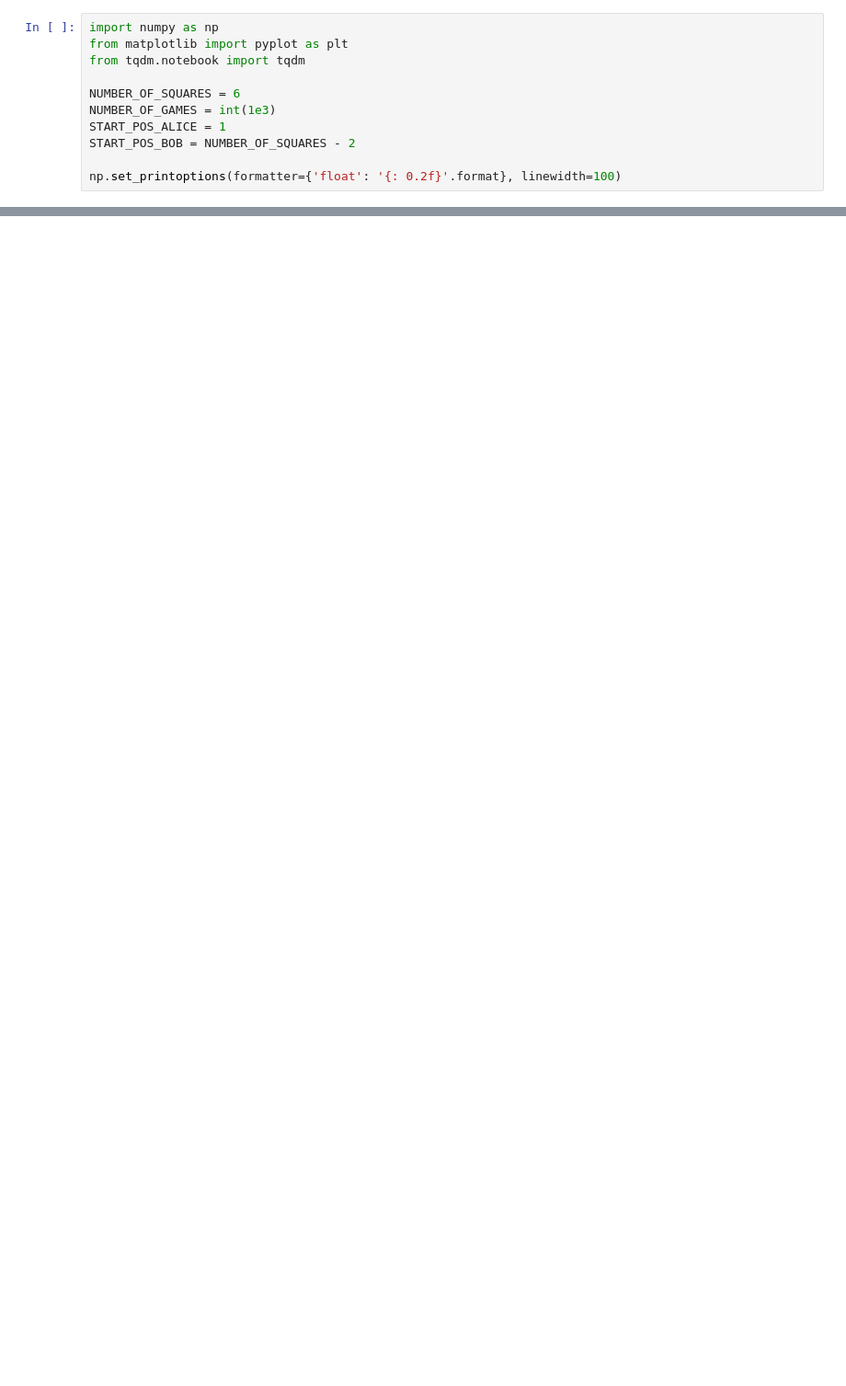
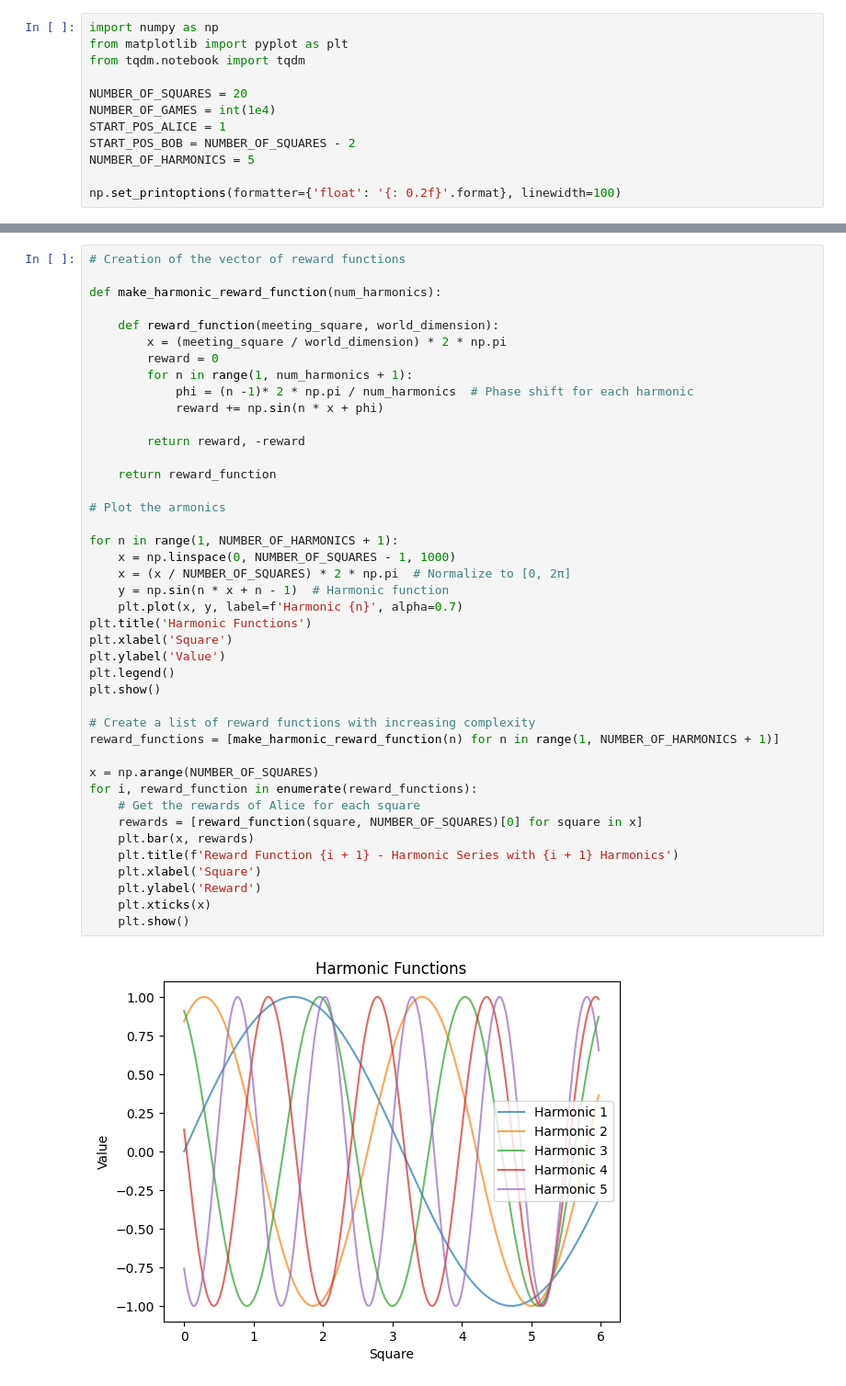
Before and after one commit to Buffoni/smart-walkers, a Jupyter notebook: entropy_vs_complexity.ipynb, the cells around one changed output, grey strips where cells are left out. Shown at 92% size. Saved outputs shown, nothing was run; the diff lists cells and outputs as text; blank space fills up the shorter version.

Commit message:
Good graph made

```diff
--- a/entropy_vs_complexity.ipynb
+++ b/entropy_vs_complexity.ipynb
@@ -3,10 +3,11 @@ import numpy as np
 from matplotlib import pyplot as plt
 from tqdm.notebook import tqdm
 
-NUMBER_OF_SQUARES = 6
-NUMBER_OF_GAMES = int(1e3)
+NUMBER_OF_SQUARES = 20
+NUMBER_OF_GAMES = int(1e4)
 START_POS_ALICE = 1
 START_POS_BOB = NUMBER_OF_SQUARES - 2
+NUMBER_OF_HARMONICS = 5
 
 np.set_printoptions(formatter={'float': '{: 0.2f}'.format}, linewidth=100)
 # %%
@@ -92,0 +160,44 @@ class Walker():
+# %%
+# Creation of the vector of reward functions
+
+def make_harmonic_reward_function(num_harmonics):
+
+    def reward_function(meeting_square, world_dimension):
+        x = (meeting_square / world_dimension) * 2 * np.pi
+        reward = 0
+        for n in range(1, num_harmonics + 1):
+            phi = (n -1)* 2 * np.pi / num_harmonics  # Phase shift for each harmonic
+            reward += np.sin(n * x + phi)
+
+        return reward, -reward
+
+    return reward_function
+
+# Plot the armonics
+
+for n in range(1, NUMBER_OF_HARMONICS + 1):
+    x = np.linspace(0, NUMBER_OF_SQUARES - 1, 1000)
+    x = (x / NUMBER_OF_SQUARES) * 2 * np.pi  # Normalize to [0, 2π]
+    y = np.sin(n * x + n - 1)  # Harmonic function
+    plt.plot(x, y, label=f'Harmonic {n}', alpha=0.7)
+plt.title('Harmonic Functions')
+plt.xlabel('Square')
+plt.ylabel('Value')
+plt.legend()
+plt.show()
+
+# Create a list of reward functions with increasing complexity
+reward_functions = [make_harmonic_reward_function(n) for n in range(1, NUMBER_OF_HARMONICS + 1)]
+
+x = np.arange(NUMBER_OF_SQUARES)
+for i, reward_function in enumerate(reward_functions):
+    # Get the rewards of Alice for each square
+    rewards = [reward_function(square, NUMBER_OF_SQUARES)[0] for square in x]
+    plt.bar(x, rewards)
+    plt.title(f'Reward Function {i + 1} - Harmonic Series with {i + 1} Harmonics')
+    plt.xlabel('Square')
+    plt.ylabel('Reward')
+    plt.xticks(x)
+    plt.show()
+# %% [output]
+[figure, added]
```
Also changed, not shown: parts of 5 cells of this notebook, 2 other files.
